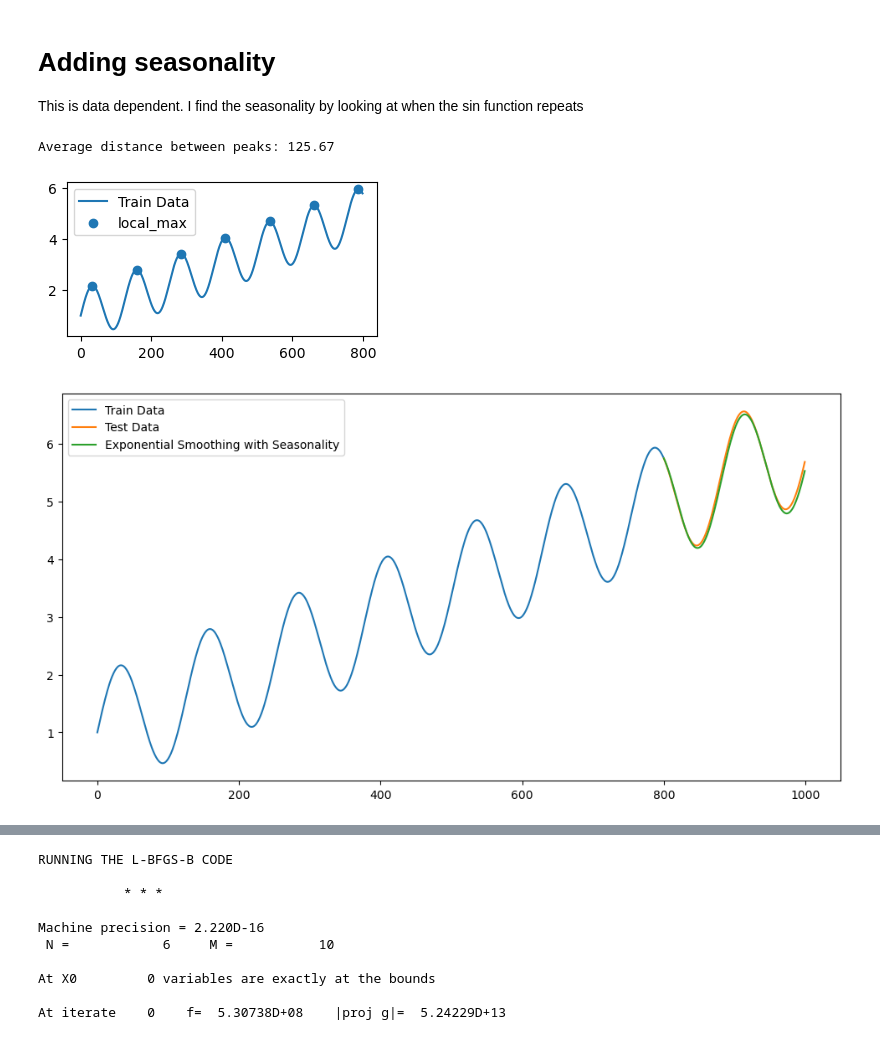
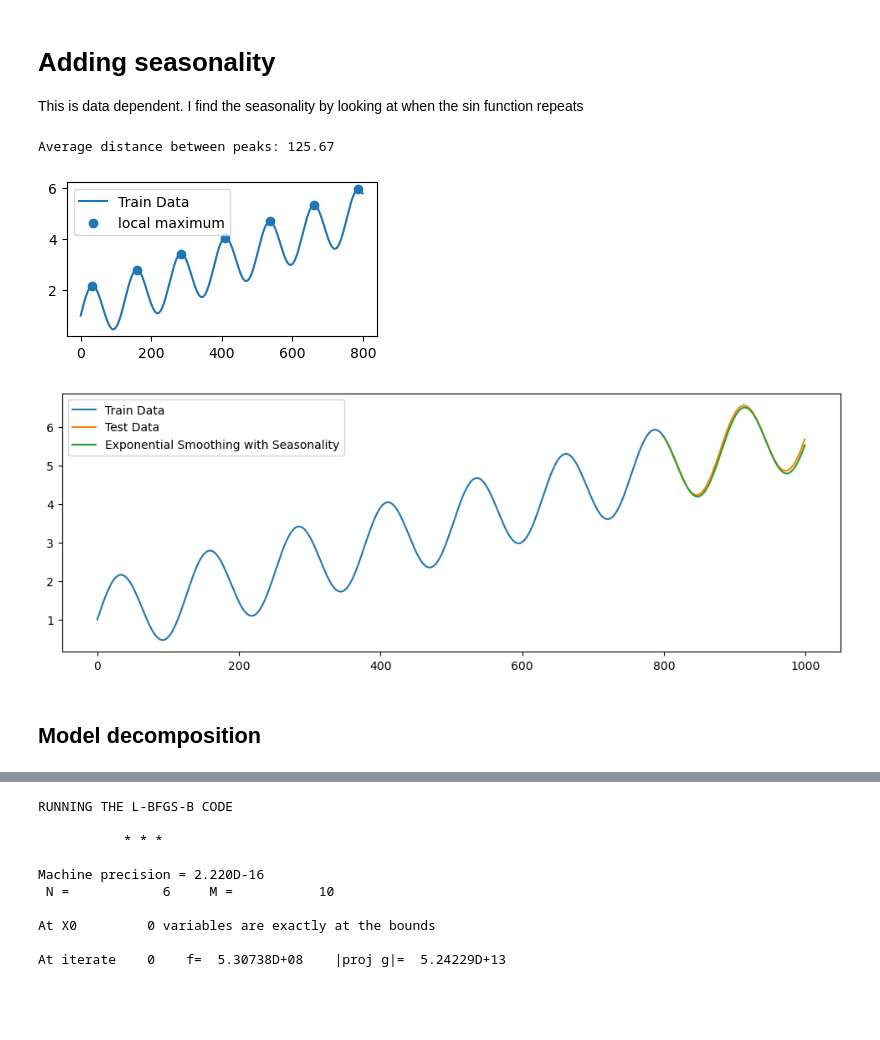
Before and after one commit to Jordanbarker/jordanbarker.github.io, a Jupyter notebook: Jupyter_Notebooks/TimeSeries.ipynb, the cells around one changed output, grey strips where cells are left out. Drawn from its saved outputs; the diff is of its cells as text; code cells hidden in the pictures; blank space fills up the shorter version.

```diff
--- a/Jupyter_Notebooks/TimeSeries.ipynb
+++ b/Jupyter_Notebooks/TimeSeries.ipynb
@@ -91,27 +95,29 @@ print(f"Average distance between peaks: {round(sum(list(map(lambda x1, x2: x2-x1
 
 plt.figure(figsize=(4, 2))
 plt.plot(train, label='Train Data')
-plt.scatter(peaks, train[peaks], label='local_max')
+plt.scatter(peaks, train[peaks], label='local maximum')
 plt.legend()
 plt.show()
 # %% [output]
 Average distance between peaks: 125.67
-[figure, old version]
+[figure, new version]
 # %%
-plt.figure(figsize=(12, 6))
+plt.figure(figsize=(12, 4))
 plt.plot(train, label='Train Data')
 plt.plot(np.arange(train_size, len(combined)), test, label='Test Data')
 
 exp_model = ExponentialSmoothing(train,
                 seasonal_periods=126,
                 trend="add",
                 seasonal="add").fit()
 exp_smoothing_forecast = exp_model.forecast(len(test))
 plt.plot(np.arange(train_size, len(combined)), exp_smoothing_forecast, label=f'Exponential Smoothing with Seasonality')
 plt.legend()
 plt.show()
 # %% [output]
-[figure, old version]
+[figure, new version]
+# %% [markdown]
+## Model decomposition
 # %%
 states = pd.DataFrame(
     np.c_[exp_model.level, exp_model.trend, exp_model.season],
```
Also changed, not shown: parts of 8 cells of this notebook.
